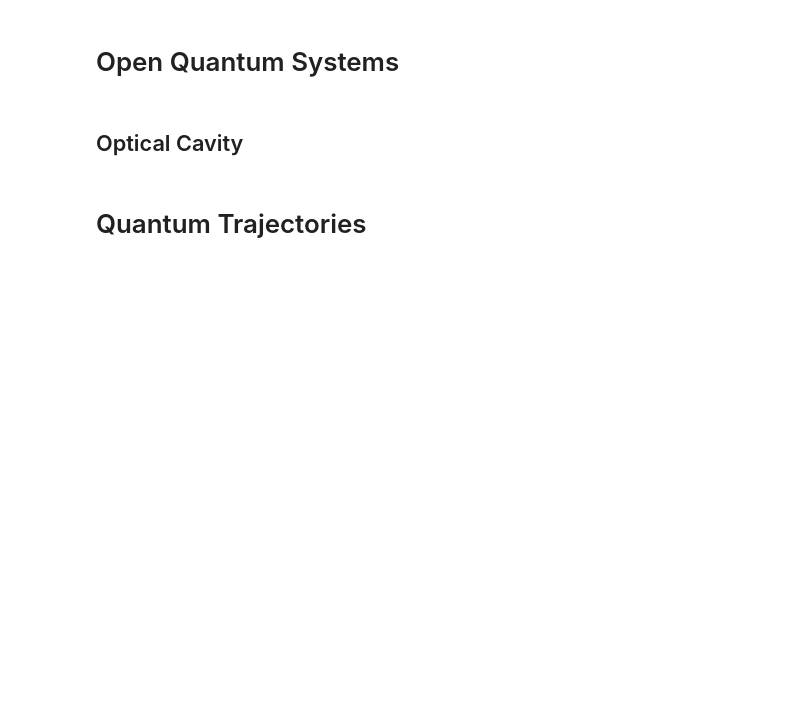
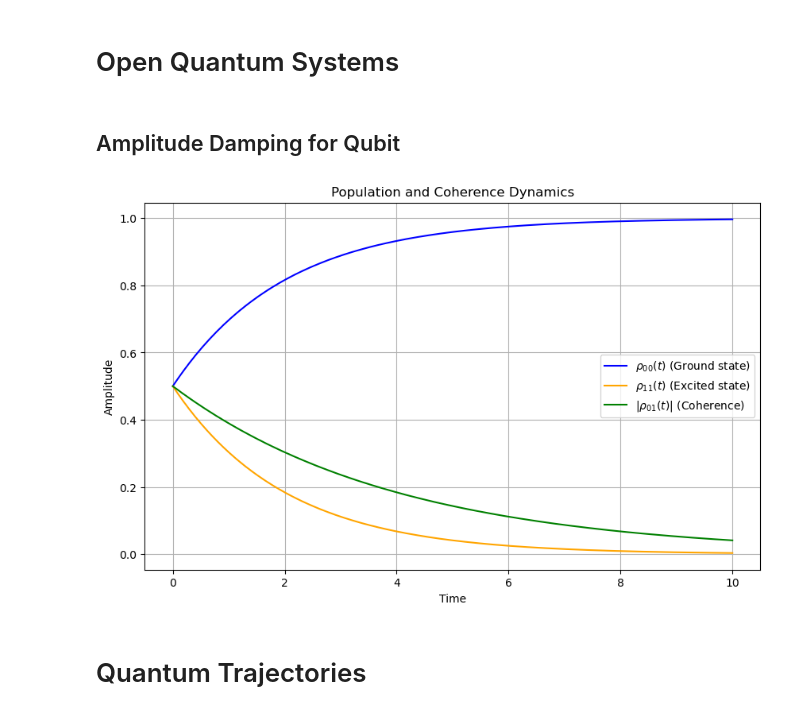
Before and after one commit to ejsung/Quantum-Trajectories-of-Schr-dinger-Cat-States, a Jupyter notebook: quantum_trajectories.ipynb, the cells around one changed output. Cells and saved outputs as stored; diff of their text form; code cells hidden in the pictures; blank space fills up the shorter version.

```diff
--- a/quantum_trajectories.ipynb
+++ b/quantum_trajectories.ipynb
@@ -37,7 +41,43 @@ from qutip.ui import TextProgressBar, BaseProgressBar
 # %% [markdown]
 # Open Quantum Systems
-# %% [markdown]
-## Optical Cavity
+# %% [markdown]
+## Amplitude Damping for Qubit
+# %%
+import numpy as np
+import matplotlib.pyplot as plt
+from qutip import *
+
+# Parameters
+gamma = 0.5  # Damping rate
+tlist = np.linspace(0, 10, 200)  # Time range for simulation
+
+# Initial state: Superposition state
+initial_state = (basis(2, 0) + basis(2, 1)).unit()
+
+# Lindblad operator for amplitude damping
+c_ops = [np.sqrt(gamma) * destroy(2)]
+
+# Solve the Lindblad equation
+result = mesolve(0 * sigmaz(), initial_state, tlist, c_ops, [])
+
+# Extract populations and coherences
+pop_0 = [expect(basis(2, 0) * basis(2, 0).dag(), state) for state in result.states]
+pop_1 = [expect(basis(2, 1) * basis(2, 1).dag(), state) for state in result.states]
+coherence = [abs(state.full()[0, 1]) for state in result.states]
+
+# Plot populations
+plt.figure(figsize=(10, 6))
+plt.plot(tlist, pop_0, label=r"$\rho_{00}(t)$ (Ground state)", color="blue")
+plt.plot(tlist, pop_1, label=r"$\rho_{11}(t)$ (Excited state)", color="orange")
+plt.plot(tlist, coherence, label=r"$|\rho_{01}(t)|$ (Coherence)", color="green")
+plt.xlabel("Time")
+plt.ylabel("Amplitude")
+plt.title("Population and Coherence Dynamics")
+plt.legend()
+plt.grid()
+plt.show()
+# %% [output]
+[figure, added]
 # %% [markdown]
 # Quantum Trajectories
 # %% [markdown]
```
Also changed, not shown: parts of 1 cell of this notebook, 1 other file.
